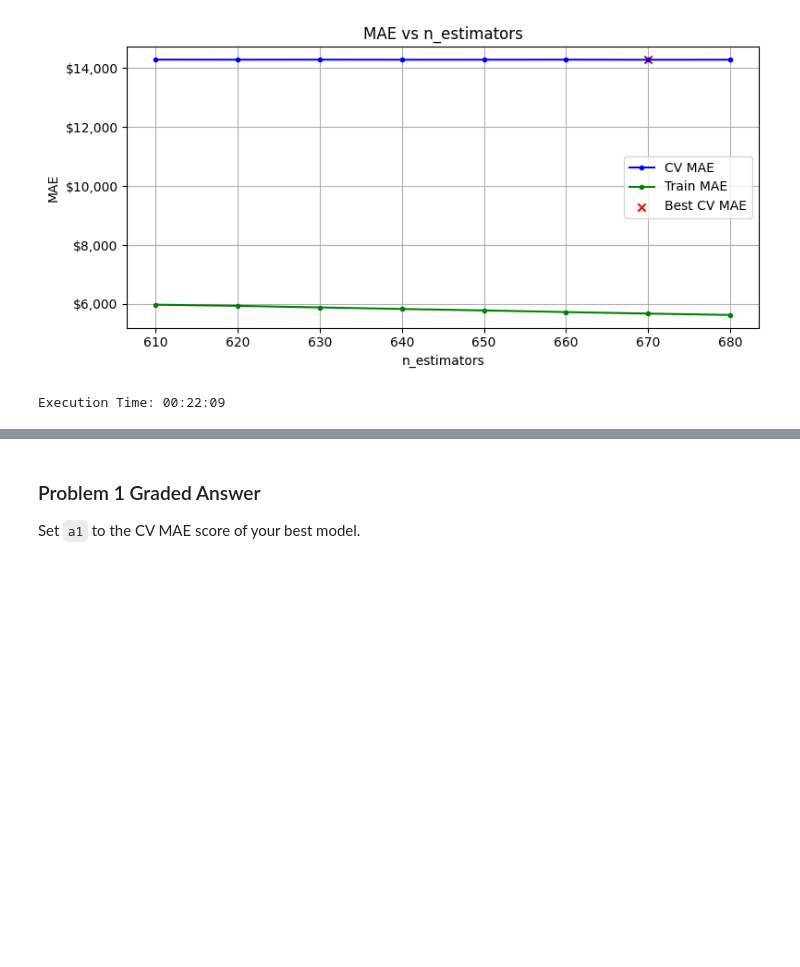
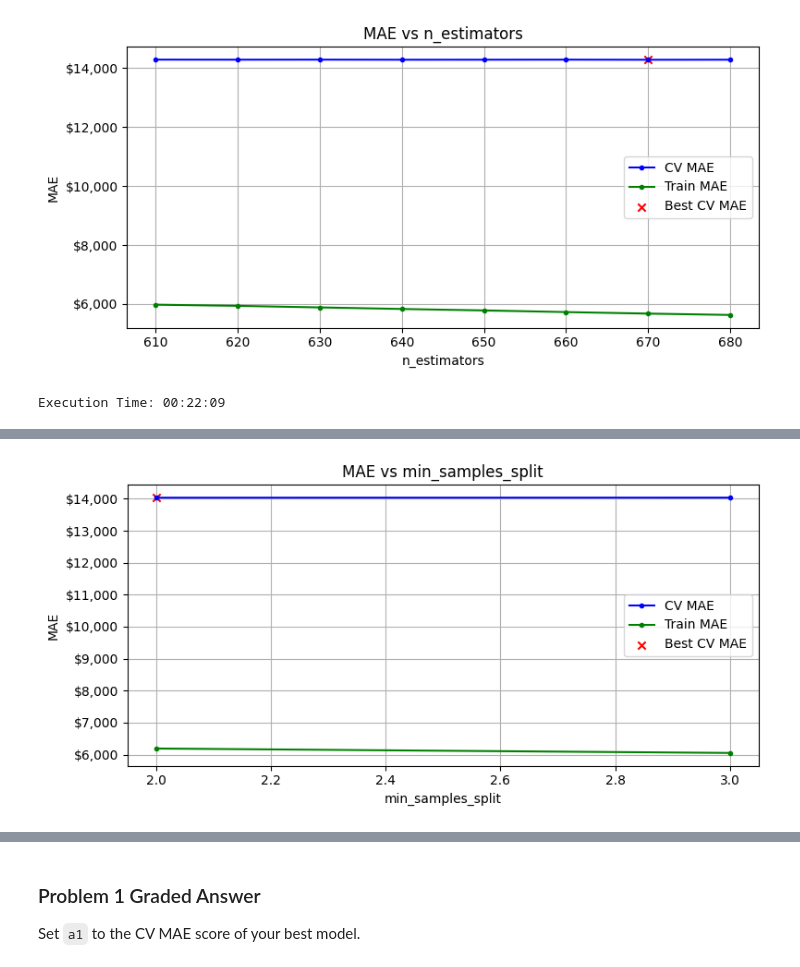
Before and after one commit to Jbaner/Module-3-Assignments, a Jupyter notebook: Homework_07.ipynb, the cells around one changed output, grey strips where cells are left out. Drawn from its saved outputs; the diff is of its cells as text; code cells hidden in the pictures; blank space fills up the shorter version.

```diff
--- a/Homework_07.ipynb
+++ b/Homework_07.ipynb
@@ -580,0 +607,11 @@ Execution Time: 00:04:11
+# %%
+Params_GB = sweep_parameter(
+    model=GradientBoostingRegressor,
+    Parameters=Params_GB,
+    param='min_samples_split',
+    parameter_list=range(2, 4),
+    n_repeats=5
+)
+#min sample 2
+# %% [output]
+[figure, added]
```
Also changed, not shown: parts of 11 cells of this notebook.
